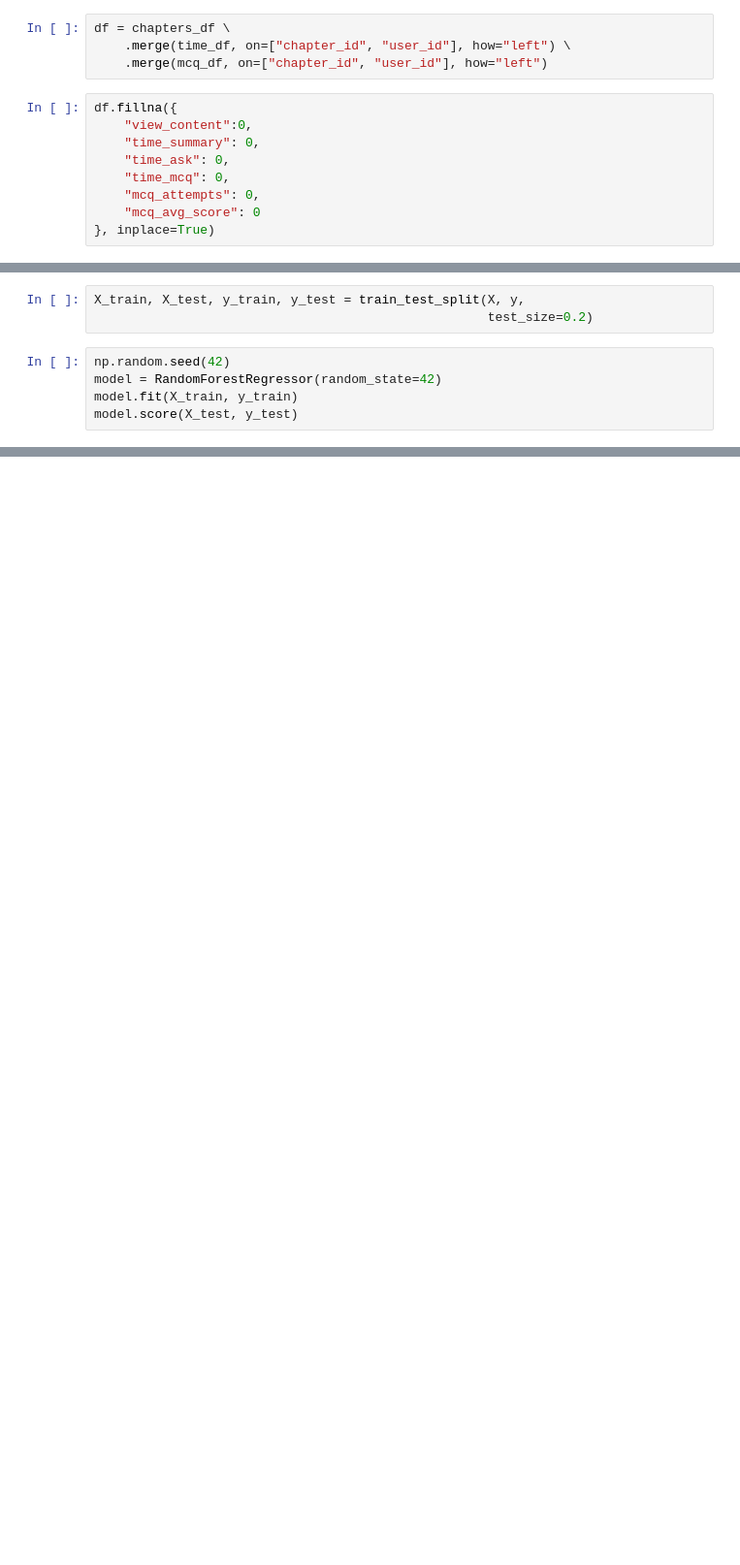
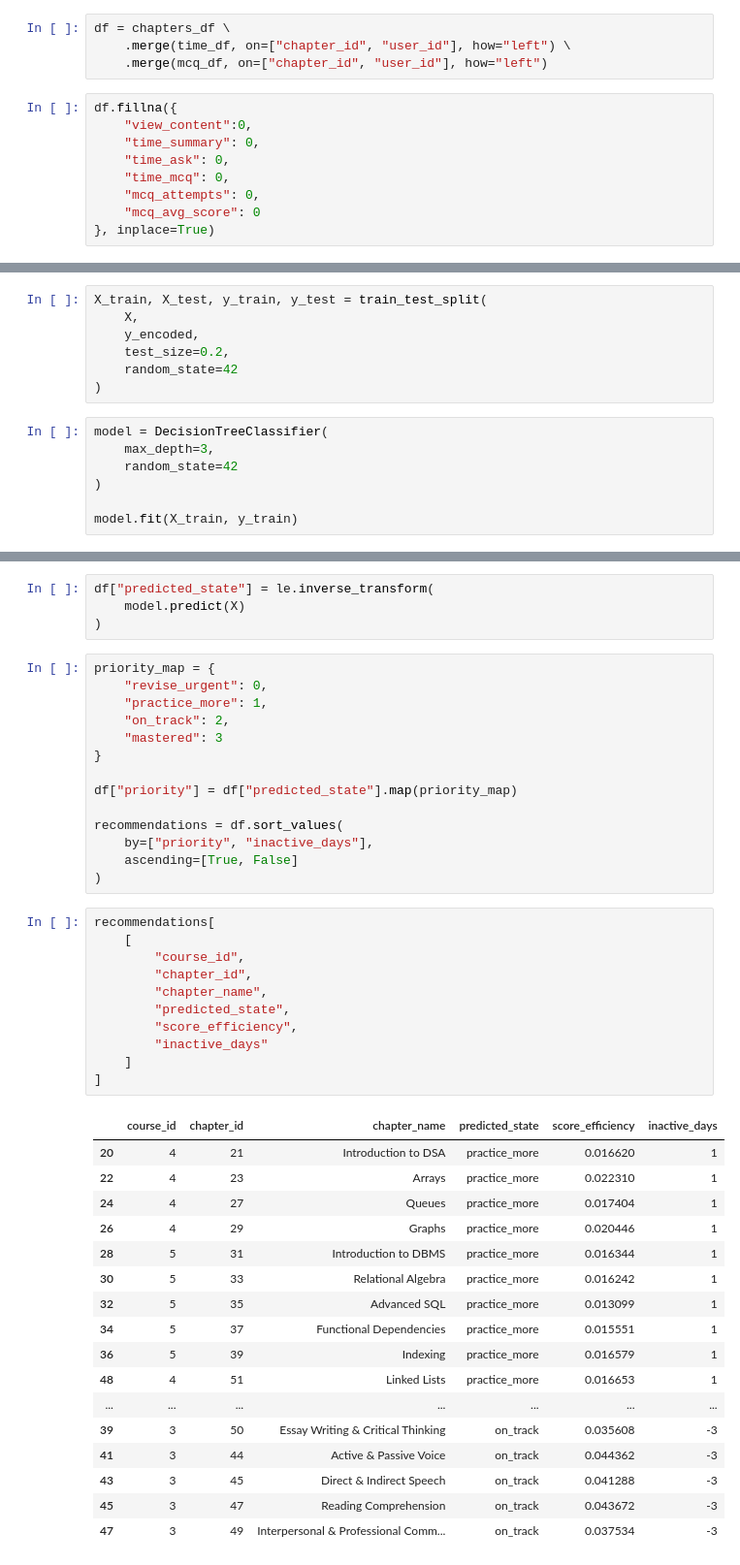
Before and after one commit to Ydv-Suman/Lernix, a Jupyter notebook: backend/app/ml/notebook/model.ipynb, the cells around one changed output, grey strips where cells are left out. Shown at 97% size. Cells and saved outputs as stored; diff of their text form; blank space fills up the shorter version.

Commit message:
recommendation test

```diff
--- a/backend/app/ml/notebook/model.ipynb
+++ b/backend/app/ml/notebook/model.ipynb
@@ -245,9 +250,15 @@ Name: score_efficiency, dtype: float64
 # %%
-X_train, X_test, y_train, y_test = train_test_split(X, y,
-                                                    test_size=0.2)
+X_train, X_test, y_train, y_test = train_test_split(
+    X,
+    y_encoded,
+    test_size=0.2,
+    random_state=42
+)
 # %%
-np.random.seed(42)
-model = RandomForestRegressor(random_state=42)
+model = DecisionTreeClassifier(
+    max_depth=3,
+    random_state=42
+)
+
 model.fit(X_train, y_train)
-model.score(X_test, y_test)
 # %% [output]
@@ -273,0 +271,47 @@ Name: score_efficiency, dtype: float64
+# %%
+df["predicted_state"] = le.inverse_transform(
+    model.predict(X)
+)
+# %%
+priority_map = {
+    "revise_urgent": 0,
+    "practice_more": 1,
+    "on_track": 2,
+    "mastered": 3
+}
+
+df["priority"] = df["predicted_state"].map(priority_map)
+
+recommendations = df.sort_values(
+    by=["priority", "inactive_days"],
+    ascending=[True, False]
+)
+# %%
+recommendations[
+    [
+        "course_id",
+        "chapter_id",
+        "chapter_name",
+        "predicted_state",
+        "score_efficiency",
+        "inactive_days"
+    ]
+]
+# %% [output]
+|  | course_id | chapter_id | chapter_name | predicted_state | score_efficiency | inactive_days |
+| 20 | 4 | 21 | Introduction to DSA | practice_more | 0.016620 | 1 |
+| 22 | 4 | 23 | Arrays | practice_more | 0.022310 | 1 |
+| 24 | 4 | 27 | Queues | practice_more | 0.017404 | 1 |
+| 26 | 4 | 29 | Graphs | practice_more | 0.020446 | 1 |
+| 28 | 5 | 31 | Introduction to DBMS | practice_more | 0.016344 | 1 |
+| 30 | 5 | 33 | Relational Algebra | practice_more | 0.016242 | 1 |
+| 32 | 5 | 35 | Advanced SQL | practice_more | 0.013099 | 1 |
+| 34 | 5 | 37 | Functional Dependencies | practice_more | 0.015551 | 1 |
+| 36 | 5 | 39 | Indexing | practice_more | 0.016579 | 1 |
+| 48 | 4 | 51 | Linked Lists | practice_more | 0.016653 | 1 |
+| ... | ... | ... | ... | ... | ... | ... |
+| 39 | 3 | 50 | Essay Writing & Critical Thinking | on_track | 0.035608 | -3 |
+| 41 | 3 | 44 | Active & Passive Voice | on_track | 0.044362 | -3 |
+| 43 | 3 | 45 | Direct & Indirect Speech | on_track | 0.041288 | -3 |
+| 45 | 3 | 47 | Reading Comprehension | on_track | 0.043672 | -3 |
+| 47 | 3 | 49 | Interpersonal & Professional Comm... | on_track | 0.037534 | -3 |
```
Also changed, not shown: parts of 19 cells of this notebook.
